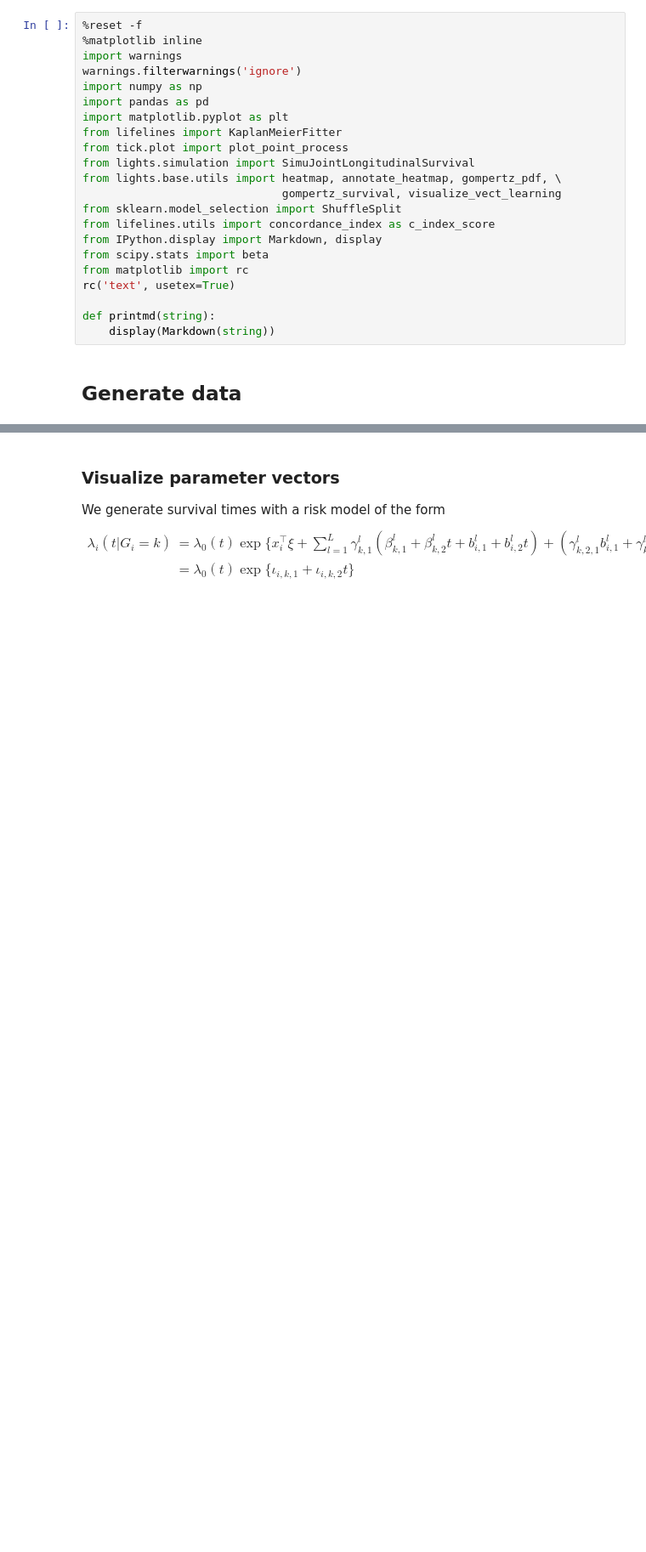
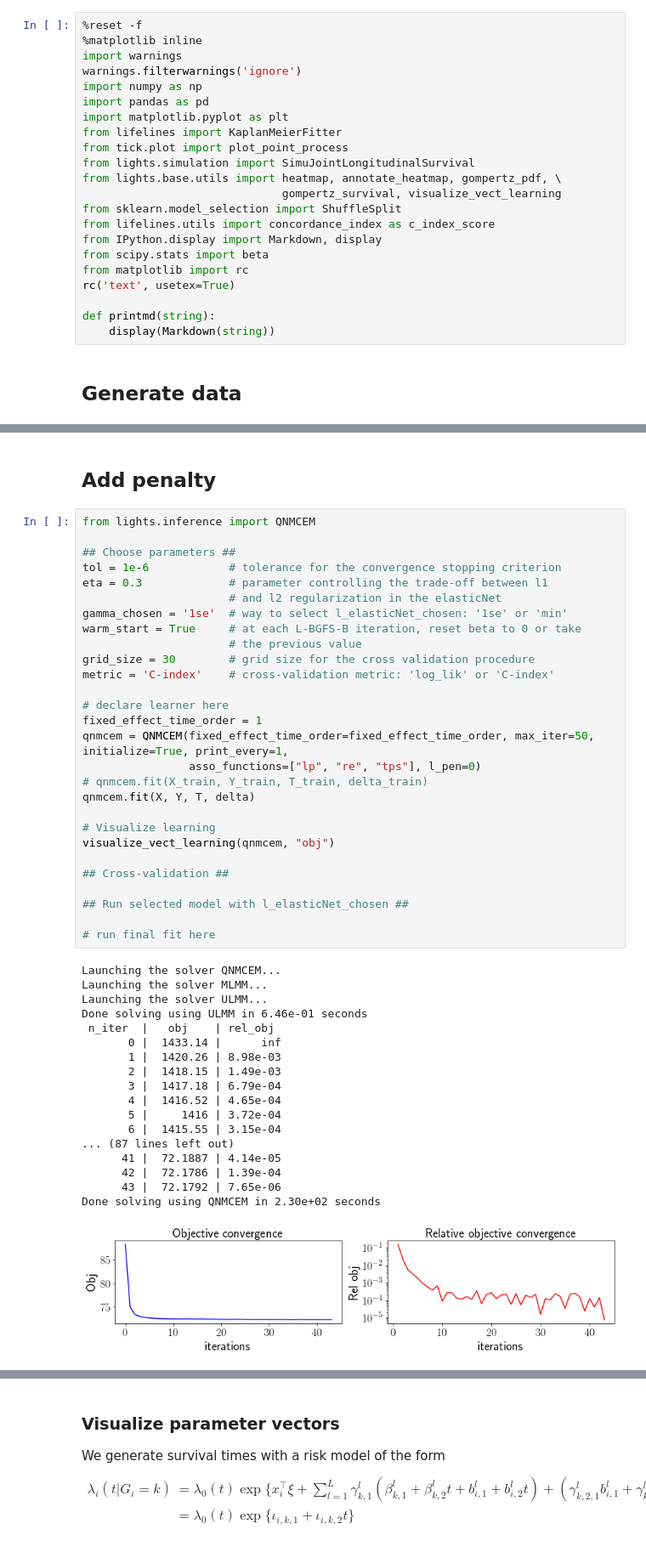
Before and after one commit to Califrais/flash, a Jupyter notebook: Lights tutorial.ipynb, the cells around one changed output, grey strips where cells are left out. Shown at 85% size. Cells and saved outputs as stored; diff of their text form; blank space fills up the shorter version.

Commit message:
Update turotial notebook and utils script to support estimated params visualization

```diff
--- a/Lights tutorial.ipynb
+++ b/Lights tutorial.ipynb
@@ -37,2 +37,51 @@ Done simulating using SimuJointLongitudinalSurvival in 9.57e-02 seconds.
 
 Level of censoring: **45.00%**
+# %% [markdown]
+## Add penalty
+# %%
+from lights.inference import QNMCEM
+
+## Choose parameters ##
+tol = 1e-6            # tolerance for the convergence stopping criterion
+eta = 0.3             # parameter controlling the trade-off between l1
+                      # and l2 regularization in the elasticNet
+gamma_chosen = '1se'  # way to select l_elasticNet_chosen: '1se' or 'min'
+warm_start = True     # at each L-BGFS-B iteration, reset beta to 0 or take
+                      # the previous value
+grid_size = 30        # grid size for the cross validation procedure
+metric = 'C-index'    # cross-validation metric: 'log_lik' or 'C-index'
+
+# declare learner here
+fixed_effect_time_order = 1
+qnmcem = QNMCEM(fixed_effect_time_order=fixed_effect_time_order, max_iter=50, initialize=True, print_every=1,
+                asso_functions=["lp", "re", "tps"], l_pen=0)
+# qnmcem.fit(X_train, Y_train, T_train, delta_train)
+qnmcem.fit(X, Y, T, delta)
+
+# Visualize learning
+visualize_vect_learning(qnmcem, "obj")
+
+## Cross-validation ##
+
+## Run selected model with l_elasticNet_chosen ##
+
+# run final fit here
+# %% [output]
+Launching the solver QNMCEM...
+Launching the solver MLMM...
+Launching the solver ULMM...
+Done solving using ULMM in 6.46e-01 seconds
+ n_iter  |   obj    | rel_obj
+       0 |  1433.14 |      inf
+       1 |  1420.26 | 8.98e-03
+       2 |  1418.15 | 1.49e-03
+       3 |  1417.18 | 6.79e-04
+       4 |  1416.52 | 4.65e-04
+       5 |     1416 | 3.72e-04
+       6 |  1415.55 | 3.15e-04
+... (87 lines left out)
+      41 |  72.1887 | 4.14e-05
+      42 |  72.1786 | 1.39e-04
+      43 |  72.1792 | 7.65e-06
+Done solving using QNMCEM in 2.30e+02 seconds
+[figure, added]
```
Also changed, not shown: parts of 9 cells of this notebook, 2 other files.
